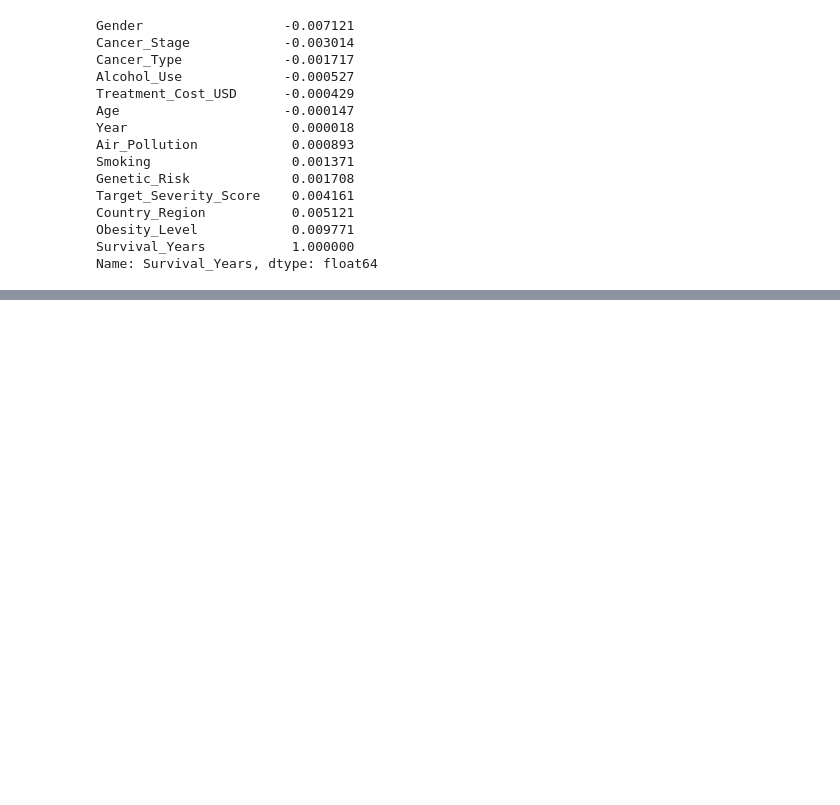
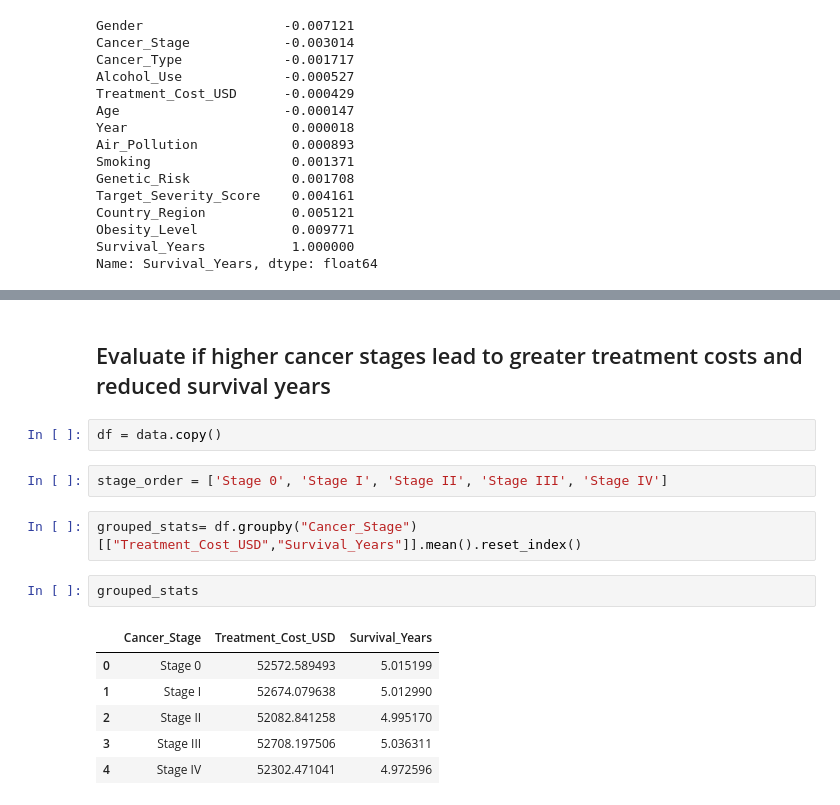
Before and after one commit to Rcloud173/real-world-data-analytics, a Jupyter notebook: CancerScope/cancer.ipynb, the cells around one changed output, grey strips where cells are left out. Cells and saved outputs as stored; diff of their text form; blank space fills up the shorter version.

```diff
--- a/CancerScope/cancer.ipynb
+++ b/CancerScope/cancer.ipynb
@@ -561,0 +661,17 @@ Name: Survival_Years, dtype: float64
+# %% [markdown]
+## Evaluate if higher cancer stages lead to greater treatment costs and reduced survival years
+# %%
+df = data.copy()
+# %%
+stage_order = ['Stage 0', 'Stage I', 'Stage II', 'Stage III', 'Stage IV']
+# %%
+grouped_stats= df.groupby("Cancer_Stage")[["Treatment_Cost_USD","Survival_Years"]].mean().reset_index()
+# %%
+grouped_stats
+# %% [output]
+|  | Cancer_Stage | Treatment_Cost_USD | Survival_Years |
+| 0 | Stage 0 | 52572.589493 | 5.015199 |
+| 1 | Stage I | 52674.079638 | 5.012990 |
+| 2 | Stage II | 52082.841258 | 4.995170 |
+| 3 | Stage III | 52708.197506 | 5.036311 |
+| 4 | Stage IV | 52302.471041 | 4.972596 |
```
Also changed, not shown: parts of 24 cells of this notebook.
